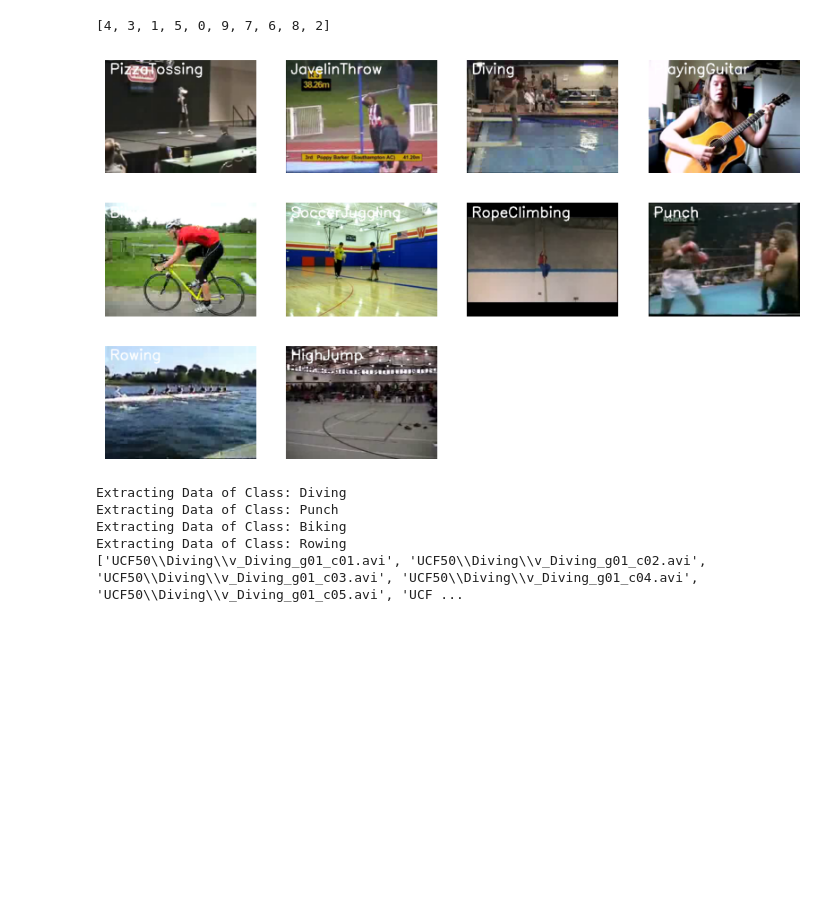
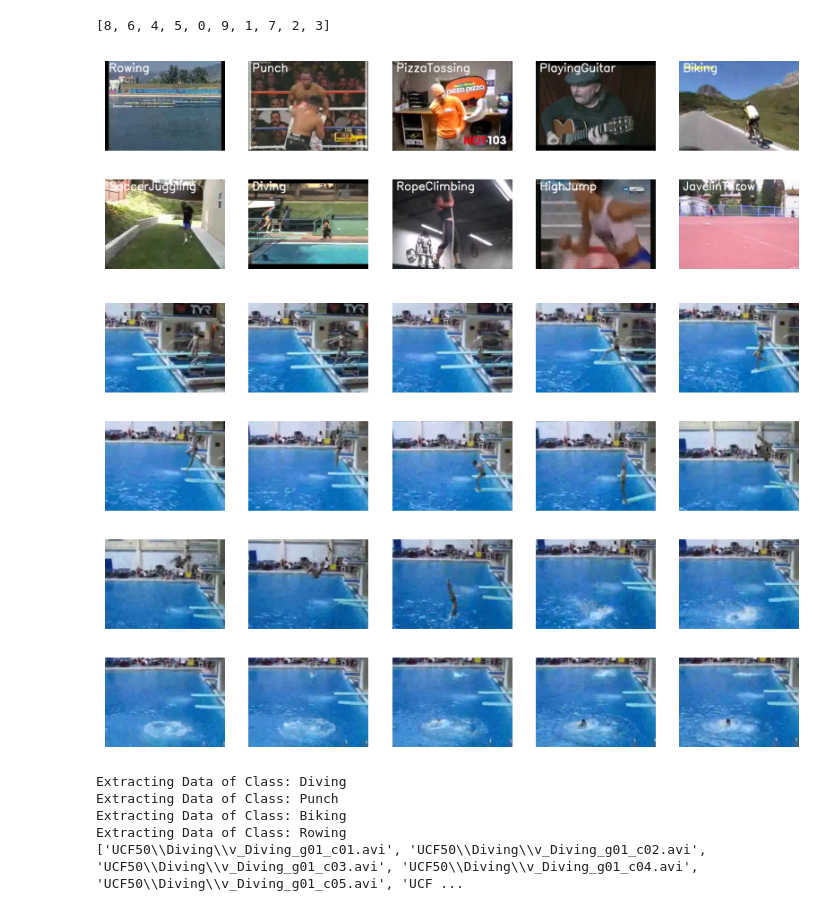
Before and after one commit to sourishphate/Project-X-Lip-Reading, a Jupyter notebook: MiniProject/Human_action_recognition.ipynb, the cells around one changed output. Drawn from its saved outputs; the diff is of its cells as text; code cells hidden in the pictures; blank space fills up the shorter version.

```diff
--- a/MiniProject/Human_action_recognition.ipynb
+++ b/MiniProject/Human_action_recognition.ipynb
@@ -9,34 +9,51 @@ import matplotlib.pyplot as plt
 # %%
 # Visualizing the dataset
 all_classes_names = os.listdir('UCF50')
 
 random_range = random.sample(range(len(all_classes_names)), 10)
 print(random_range)
 
 plt.figure(figsize = (10, 10))
 
 for counter, random_index in enumerate(random_range, 1): # 1 indicates that counter starts from 1.
 
     selected_class_name = all_classes_names[random_index]
     video_files_names = os.listdir(f'UCF50/{selected_class_name}')
 
     selected_video_file_name = random.choice(video_files_names)
     video_reader = cv2.VideoCapture(f'UCF50/{selected_class_name}/{selected_video_file_name}')
     _, bgr_frame = video_reader.read()
     rgb_frame = cv2.cvtColor(bgr_frame, cv2.COLOR_BGR2RGB)
 
     cv2.putText(rgb_frame, selected_class_name, (10, 30), cv2.FONT_HERSHEY_SIMPLEX, 1, (255, 255, 255), 2)
 
     # Display the frame
-    plt.subplot(5, 4, counter)
+    plt.subplot(6, 5, counter)
     plt.imshow(rgb_frame)
     plt.axis('off')
 # %% [output]
-[4, 3, 1, 5, 0, 9, 7, 6, 8, 2]
+[8, 6, 4, 5, 0, 9, 1, 7, 2, 3]
-[figure, old version]
+[figure, new version]
 # %%
 sequence_length = 20
 class_list = ["Diving", "Punch", "Biking", "Rowing"]
+# %%
+video_reader = cv2.VideoCapture('UCF50\Diving\\v_Diving_g01_c05.avi')
+video_frames_count = int(video_reader.get(cv2.CAP_PROP_FRAME_COUNT)) # CAP_PROP_FRAME_COUNT counts the number of frames in the video
+skip_frames_window = max(int(video_frames_count/sequence_length), 1)
+
+plt.figure(figsize = (10, 10))
+
+for frame_counter in range(1, sequence_length+1):
+    video_reader.set(cv2.CAP_PROP_POS_FRAMES, frame_counter * skip_frames_window) # CAP_PROP_POS_FRAMES sets the current frame position
+    success, frame = video_reader.read()
+    rg_frame = cv2.cvtColor(frame, cv2.COLOR_BGR2RGB)
+
+    plt.subplot(6, 5, frame_counter)
+    plt.imshow(rg_frame)
+    plt.axis('off')
+# %% [output]
+[figure, added]
 # %%
 def frames_extraction(video_path):
 
```
Also changed, not shown: parts of 6 cells of this notebook.
